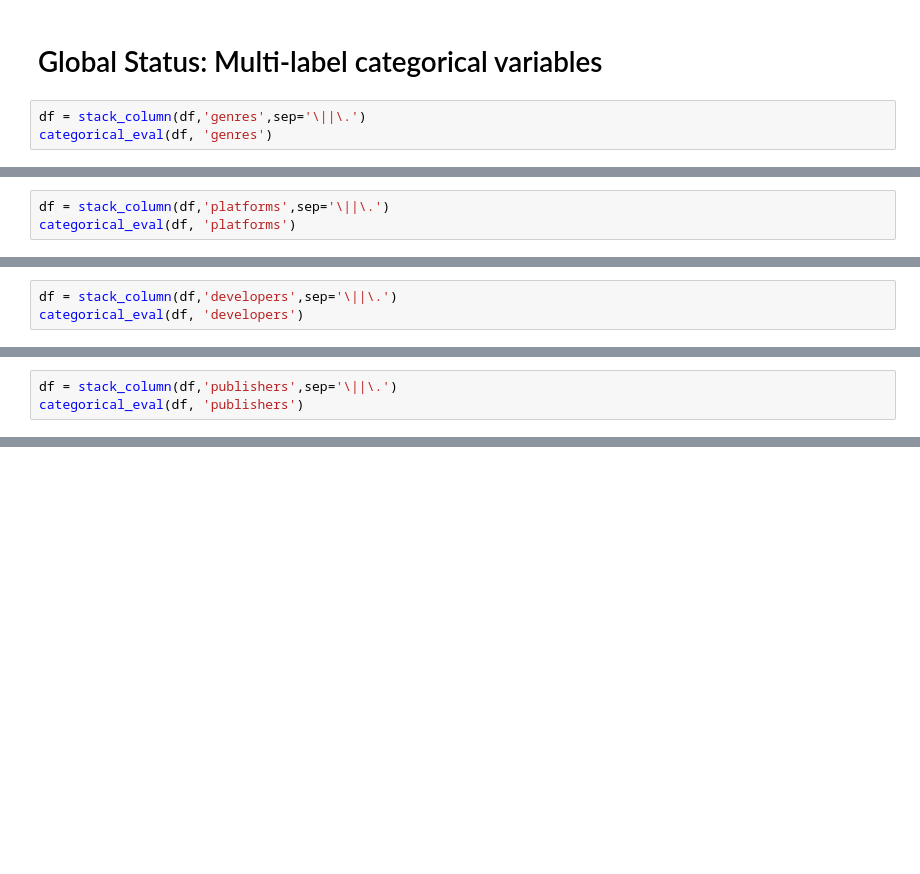
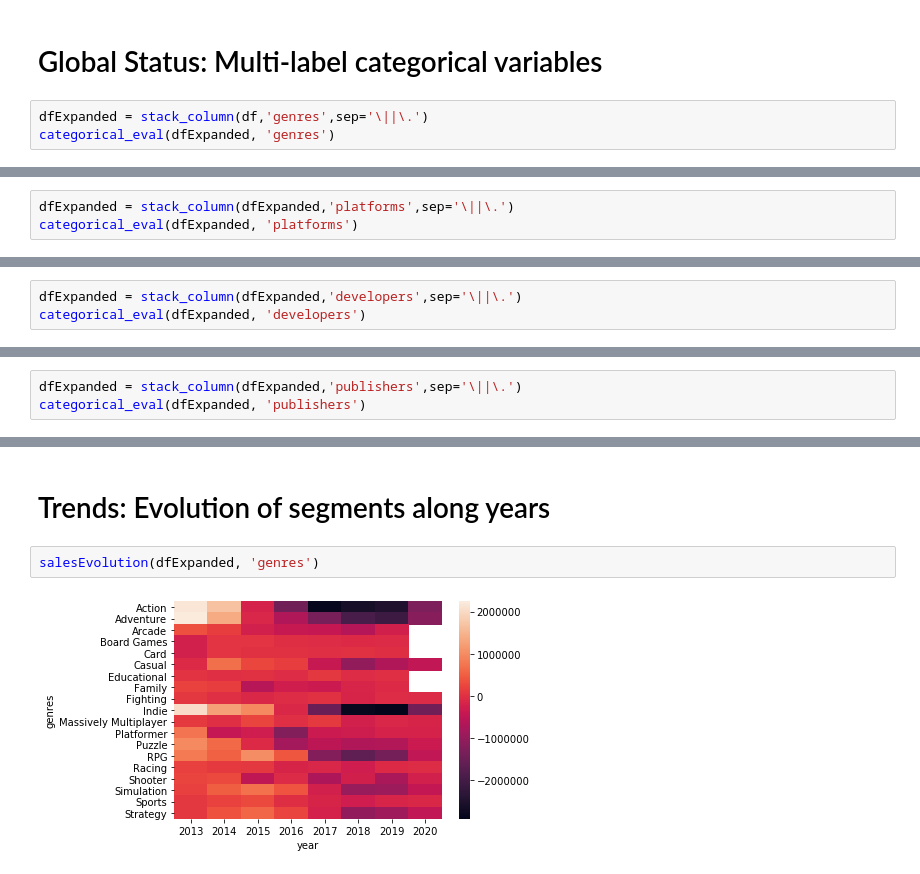
Before and after one commit to marsolmos/videogames-sales-eda, a Jupyter notebook: videogames_eda_analysis.ipynb, the cells around one changed output, grey strips where cells are left out. Cells and saved outputs as stored; diff of their text form; blank space fills up the shorter version.

```diff
--- a/videogames_eda_analysis.ipynb
+++ b/videogames_eda_analysis.ipynb
@@ -286,6 +302,6 @@ categorical_eval(df, 'publishers')
 # %% [markdown]
 # Global Status: Multi-label categorical variables
 # %%
-df = stack_column(df,'genres',sep='\||\.')
-categorical_eval(df, 'genres')
+dfExpanded = stack_column(df,'genres',sep='\||\.')
+categorical_eval(dfExpanded, 'genres')
 # %% [output]
@@ -293,5 +309,5 @@ There are 369401 rows and 26 columns
 [figure]
 # %%
-df = stack_column(df,'platforms',sep='\||\.')
-categorical_eval(df, 'platforms')
+dfExpanded = stack_column(dfExpanded,'platforms',sep='\||\.')
+categorical_eval(dfExpanded, 'platforms')
 # %% [output]
@@ -299,5 +315,5 @@ There are 521460 rows and 26 columns
 [figure]
 # %%
-df = stack_column(df,'developers',sep='\||\.')
-categorical_eval(df, 'developers')
+dfExpanded = stack_column(dfExpanded,'developers',sep='\||\.')
+categorical_eval(dfExpanded, 'developers')
 # %% [output]
@@ -305,5 +321,5 @@ There are 675362 rows and 26 columns
 [figure]
 # %%
-df = stack_column(df,'publishers',sep='\||\.')
-categorical_eval(df, 'publishers')
+dfExpanded = stack_column(dfExpanded,'publishers',sep='\||\.')
+categorical_eval(dfExpanded, 'publishers')
 # %% [output]
@@ -311 +327,7 @@ There are 669589 rows and 26 columns
 [figure]
+# %% [markdown]
+# Trends: Evolution of segments along years
+# %%
+salesEvolution(dfExpanded, 'genres')
+# %% [output]
+[figure, added]
```
Also changed, not shown: parts of 26 cells of this notebook, 1 other file.
